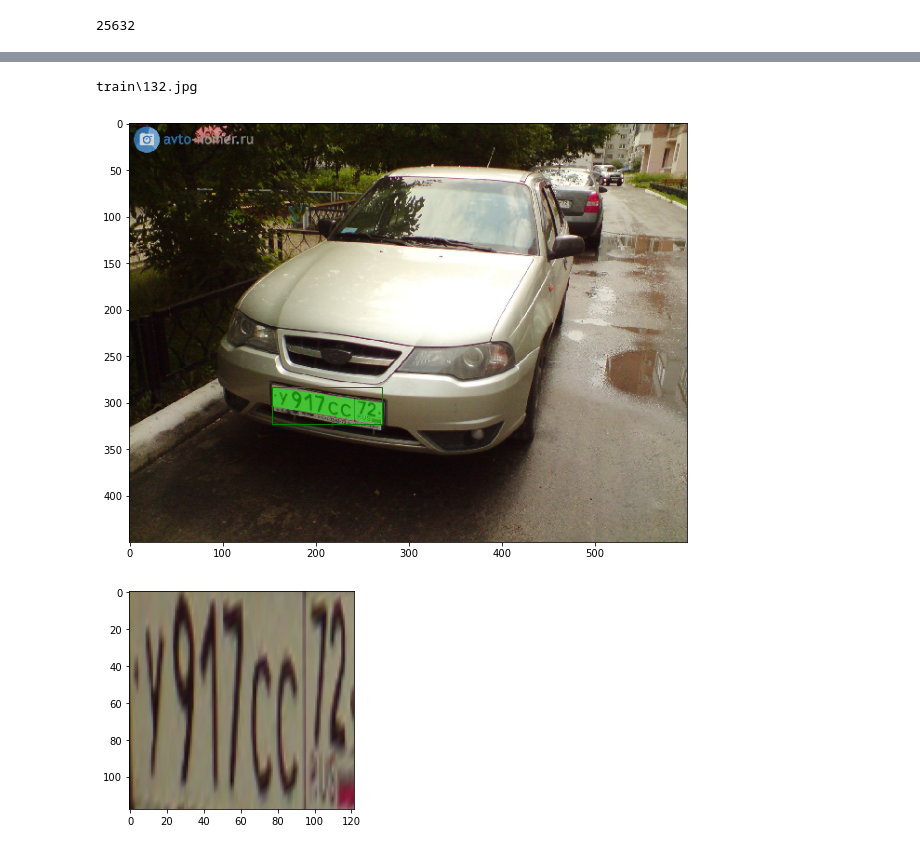
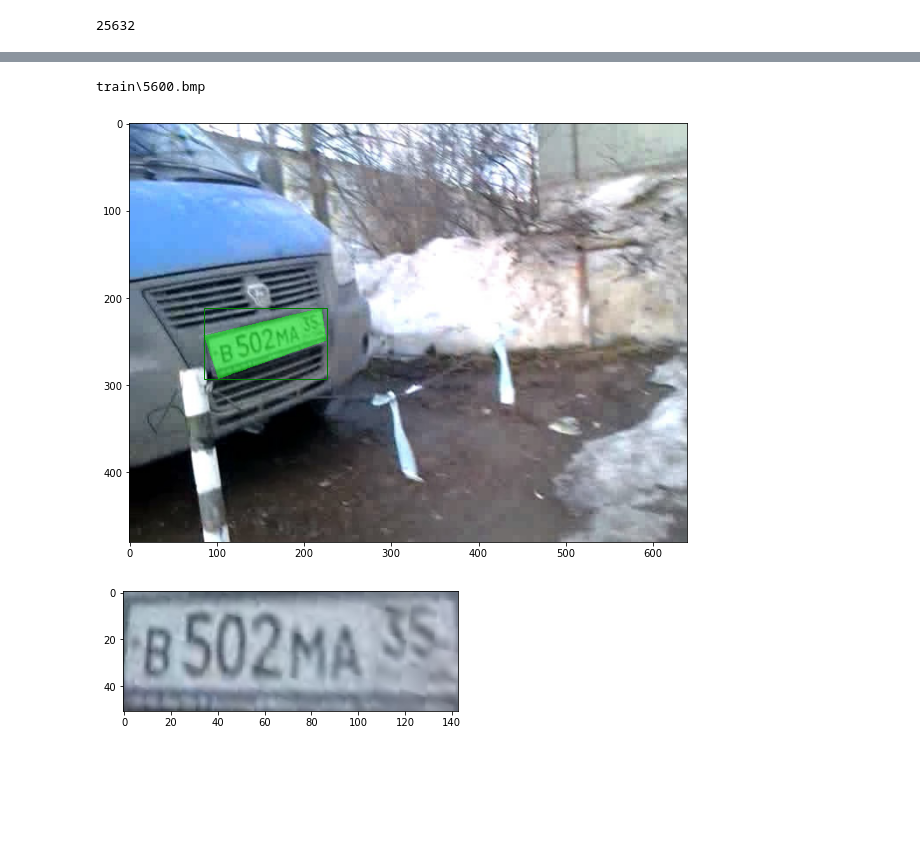
Before and after one commit to KernelA/made-cv-comp, a Jupyter notebook: show_images.ipynb, the cells around one changed output, grey strips where cells are left out. Cells and saved outputs as stored; diff of their text form; code cells hidden in the pictures; blank space fills up the shorter version.

```diff
--- a/show_images.ipynb
+++ b/show_images.ipynb
@@ -23,7 +23,7 @@ data_dir = pathlib.Path("data", "converted")
 # %%
 marks = load_json(os.path.join(data_dir, "train.json"))
 # %%
-dataset = DetectionDataset(marks, str(data_dir), 600)
+dataset = DetectionDataset(marks, str(data_dir), 900)
 # %%
 len(marks)
 # %% [output]
@@ -39,30 +34,30 @@ Remove incorrcet boxes:  1
 Images with incorrect aspect ratio:  5
 25627
 # %%
-index = 132
+index = 5600
 img, info = dataset[index]
 print(marks[index]["file"])
 right_img = img.permute(1, 2, 0).numpy()
 fig = draw_bbox(right_img, info["boxes"])
 
 plates = extract_plates(right_img, info["boxes"], info["masks"].numpy())
 
 for mask in info["masks"]:
     ax = fig.axes[0]
     mask = np.dstack((mask, mask, mask, mask))
     mask[..., 1] *= 255
     mask[..., -1] *= 255
     mask[..., [0, 2]] = 0
     ax.imshow(mask, alpha=0.5)
 # %% [output]
-train\132.jpg
+train\5600.bmp
-[figure, old version]
+[figure, new version]
 # %%
 for plate in plates:
     plt.imshow(plate)
     plt.show()
 # %% [output]
-[figure, old version]
+[figure, new version]
 # %%
 # bbox_areas = []
 
```
Also changed, not shown: parts of 1 cell of this notebook, 9 other files.
